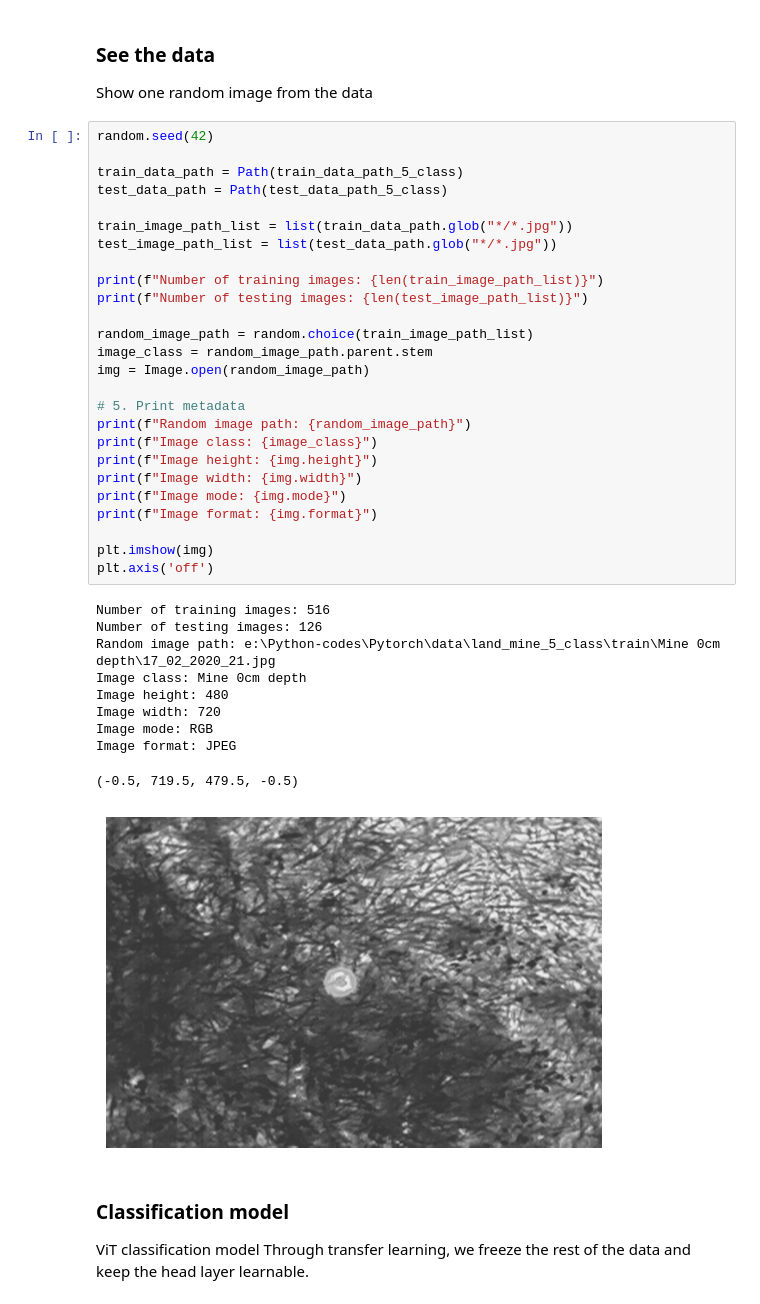
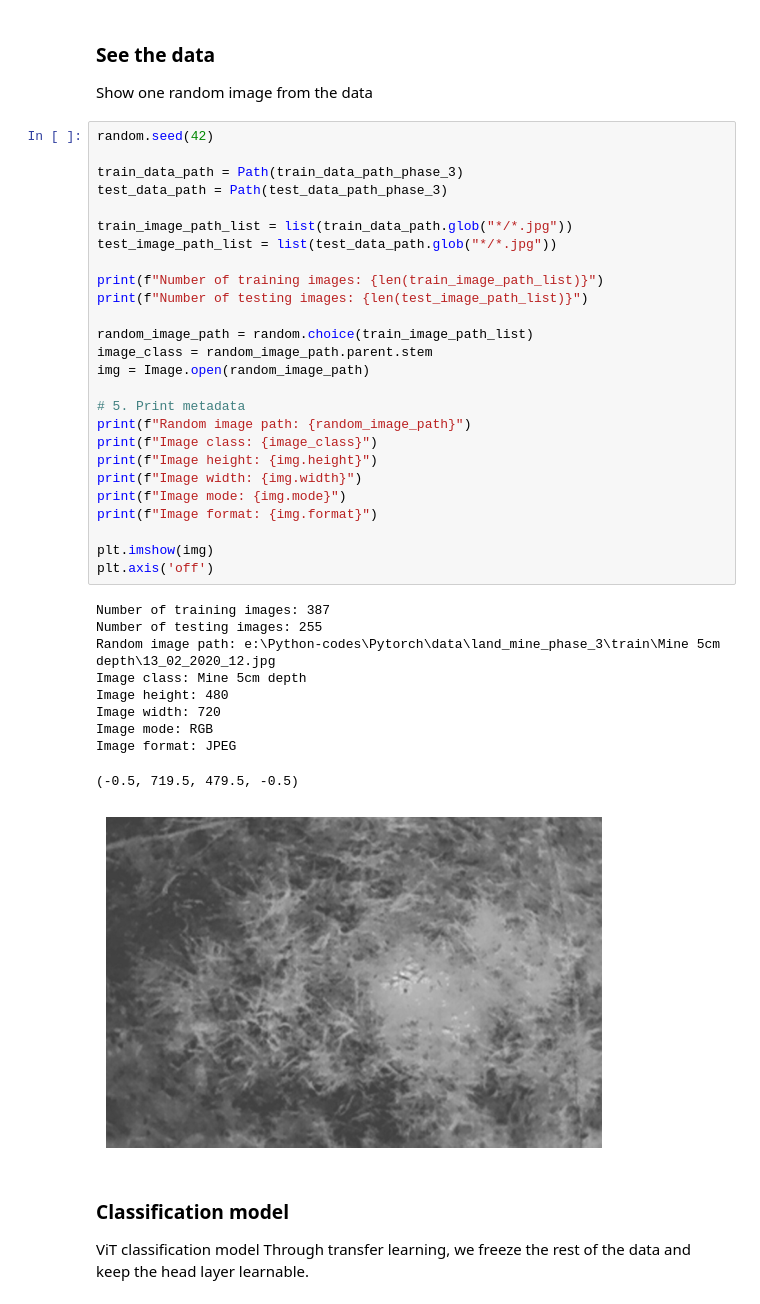
Before and after one commit to taha-parsayan/Deep-Learning-for-Detection-of-Buried-Landmines-Using-ViT, a Jupyter notebook: Land_mine_main.ipynb, the cells around one changed output. Saved outputs shown, nothing was run; the diff lists cells and outputs as text.

Commit message:
Classification divided into 3 phases

```diff
--- a/Land_mine_main.ipynb
+++ b/Land_mine_main.ipynb
@@ -138,40 +141,40 @@ Show one random image from the data
 # %%
 random.seed(42)
 
-train_data_path = Path(train_data_path_5_class)
-test_data_path = Path(test_data_path_5_class)
+train_data_path = Path(train_data_path_phase_3)
+test_data_path = Path(test_data_path_phase_3)
 
 train_image_path_list = list(train_data_path.glob("*/*.jpg"))
 test_image_path_list = list(test_data_path.glob("*/*.jpg"))
 
 print(f"Number of training images: {len(train_image_path_list)}")
 print(f"Number of testing images: {len(test_image_path_list)}")
 
 random_image_path = random.choice(train_image_path_list)
 image_class = random_image_path.parent.stem
 img = Image.open(random_image_path)
 
 # 5. Print metadata
 print(f"Random image path: {random_image_path}")
 print(f"Image class: {image_class}")
 print(f"Image height: {img.height}")
 print(f"Image width: {img.width}")
 print(f"Image mode: {img.mode}")
 print(f"Image format: {img.format}")
 
 plt.imshow(img)
 plt.axis('off')
 # %% [output]
-Number of training images: 516
-Number of testing images: 126
-Random image path: e:\Python-codes\Pytorch\data\land_mine_5_class\train\Mine 0cm depth\17_02_2020_21.jpg
-Image class: Mine 0cm depth
+Number of training images: 387
+Number of testing images: 255
+Random image path: e:\Python-codes\Pytorch\data\land_mine_phase_3\train\Mine 5cm depth\13_02_2020_12.jpg
+Image class: Mine 5cm depth
 Image height: 480
 Image width: 720
 Image mode: RGB
 Image format: JPEG
 (-0.5, 719.5, 479.5, -0.5)
-[figure, old version]
+[figure, new version]
 # %% [markdown]
 ### Classification model
 ViT classification model
```
Also changed, not shown: parts of 9 cells of this notebook, 1 other file.
